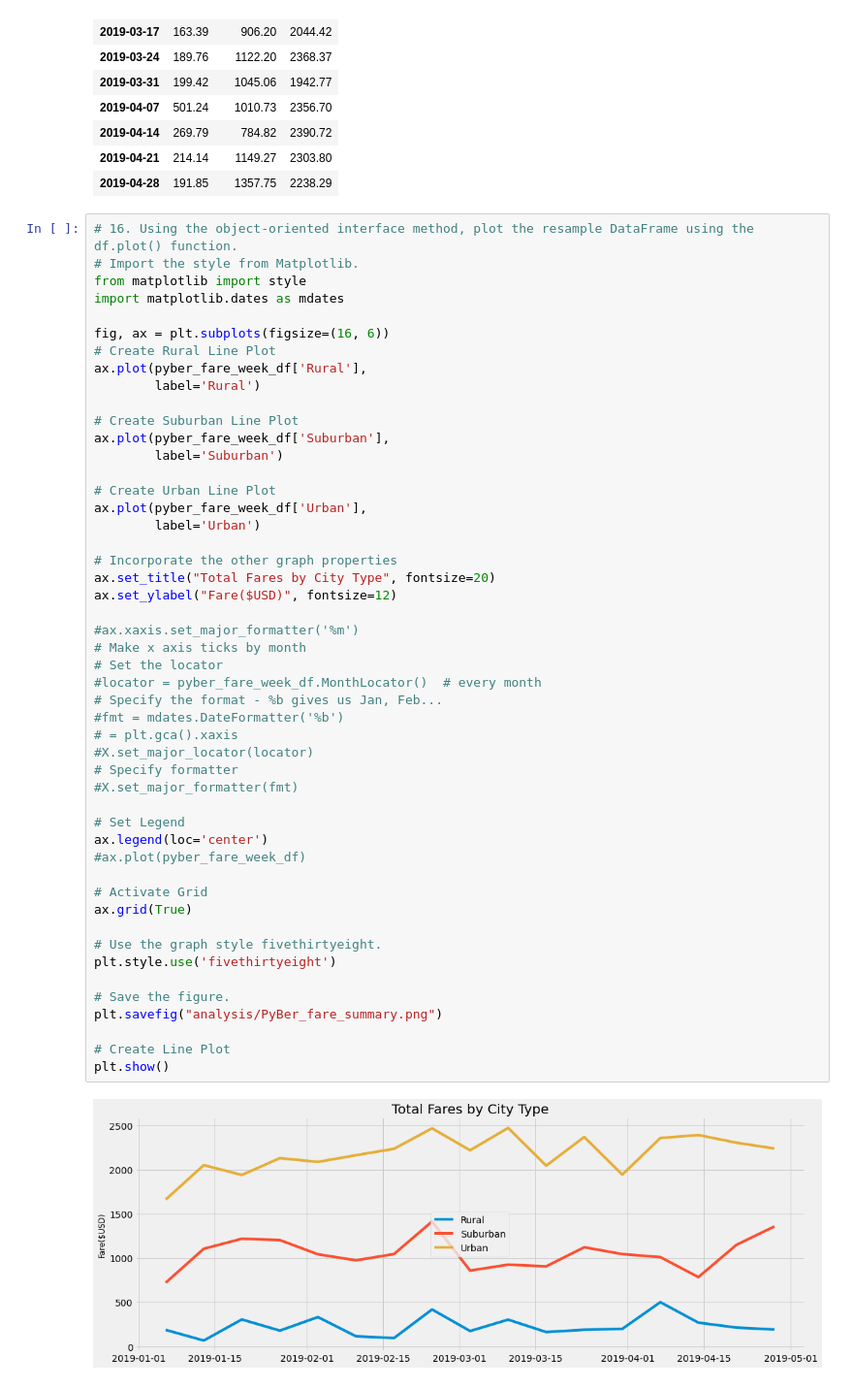
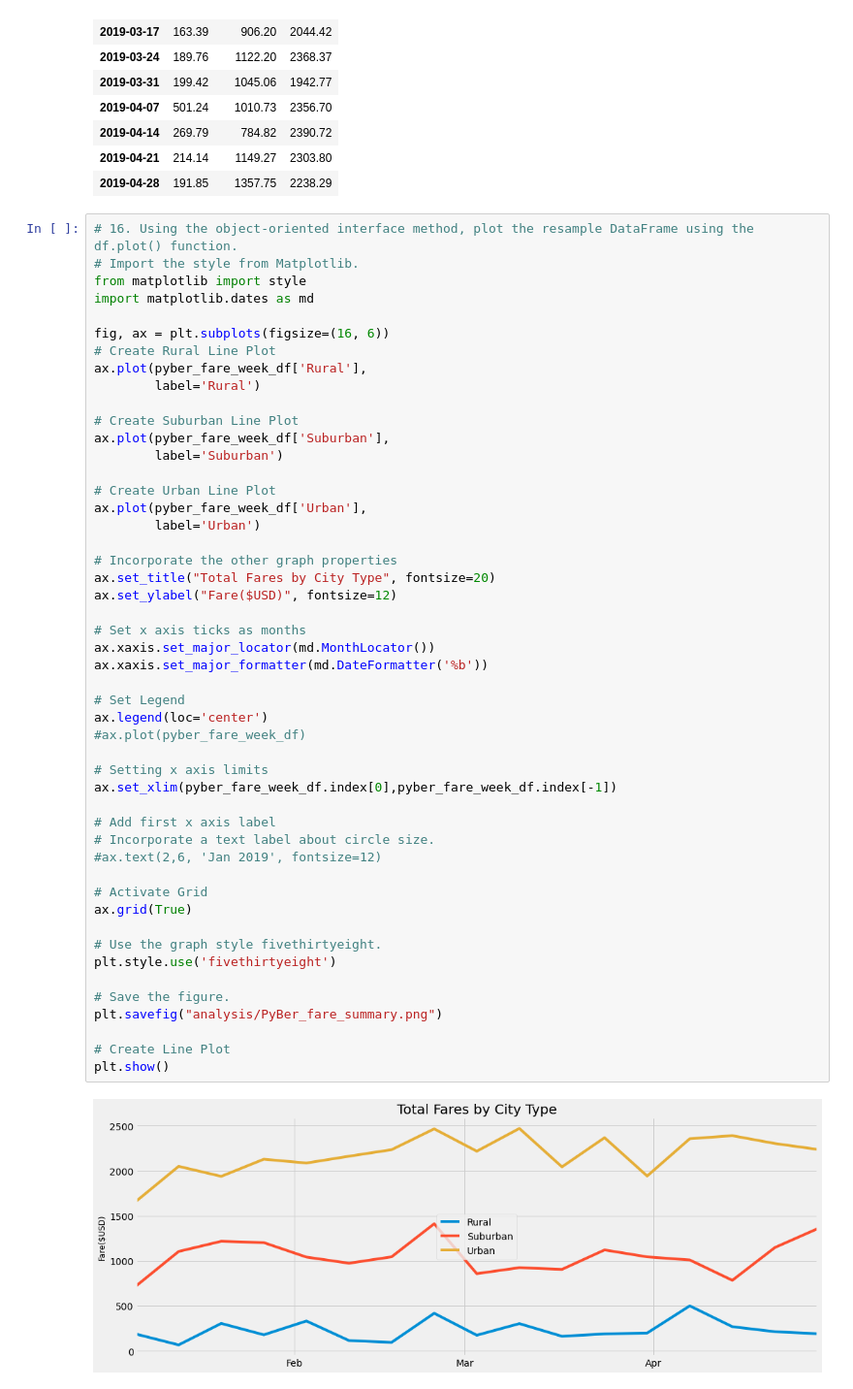
Before and after one commit to vflopez77/PyBer_Analysis, a Jupyter notebook: PyBer_Challenge.ipynb, the cells around one changed output. Shown: that part at 97% size. Cells and saved outputs as stored; diff of their text form.

Commit message:
Updating Fares Graph

```diff
--- a/PyBer_Challenge.ipynb
+++ b/PyBer_Challenge.ipynb
@@ -242,7 +242,7 @@ pyber_fare_week_df
 # 16. Using the object-oriented interface method, plot the resample DataFrame using the df.plot() function.
 # Import the style from Matplotlib.
 from matplotlib import style
-import matplotlib.dates as mdates
+import matplotlib.dates as md
 
 fig, ax = plt.subplots(figsize=(16, 6))
 # Create Rural Line Plot
@@ -251,41 +251,41 @@ ax.plot(pyber_fare_week_df['Rural'],
 
 # Create Suburban Line Plot
 ax.plot(pyber_fare_week_df['Suburban'],
         label='Suburban')
 
 # Create Urban Line Plot
 ax.plot(pyber_fare_week_df['Urban'],
         label='Urban')
 
 # Incorporate the other graph properties
 ax.set_title("Total Fares by City Type", fontsize=20)
 ax.set_ylabel("Fare($USD)", fontsize=12)
 
-#ax.xaxis.set_major_formatter('%m')
-# Make x axis ticks by month
-# Set the locator
-#locator = pyber_fare_week_df.MonthLocator()  # every month
-# Specify the format - %b gives us Jan, Feb...
-#fmt = mdates.DateFormatter('%b')
-# = plt.gca().xaxis
-#X.set_major_locator(locator)
-# Specify formatter
-#X.set_major_formatter(fmt)
+# Set x axis ticks as months
+ax.xaxis.set_major_locator(md.MonthLocator())
+ax.xaxis.set_major_formatter(md.DateFormatter('%b'))
 
 # Set Legend
 ax.legend(loc='center')
 #ax.plot(pyber_fare_week_df)
+
+# Setting x axis limits
+ax.set_xlim(pyber_fare_week_df.index[0],pyber_fare_week_df.index[-1])
+
+# Add first x axis label
+# Incorporate a text label about circle size.
+#ax.text(2,6, 'Jan 2019', fontsize=12)
 
 # Activate Grid
 ax.grid(True)
 
 # Use the graph style fivethirtyeight.
 plt.style.use('fivethirtyeight')
 
 # Save the figure.
 plt.savefig("analysis/PyBer_fare_summary.png")
 
 # Create Line Plot
 plt.show()
 # %% [output]
-[figure, old version]
+[figure, new version]
```
Also changed, not shown: 1 other file.
